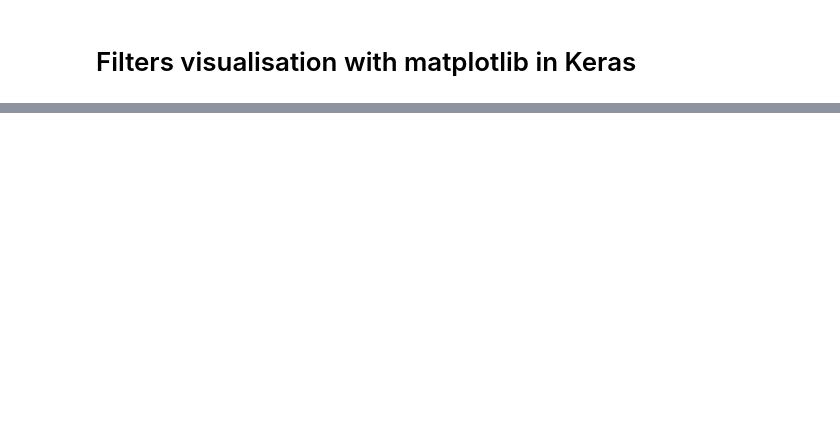
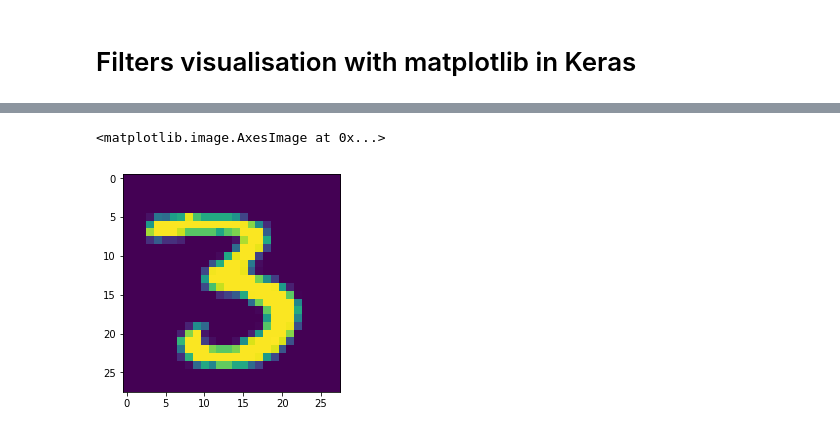
Before and after one commit to pyotr777/keras_tut, a Jupyter notebook: visualise filters.ipynb, the cells around one changed output, grey strips where cells are left out. Drawn from its saved outputs; the diff is of its cells as text; code cells hidden in the pictures; blank space fills up the shorter version.

```diff
--- a/visualise filters.ipynb
+++ b/visualise filters.ipynb
@@ -18,5 +22,8 @@ from matplotlib import pyplot as plt
 # %%
-#plt.imshow(X_train[12])
+plt.imshow(X_train[12])
+# %% [output]
+<matplotlib.image.AxesImage at 0x...>
+[figure, added]
 # %%
 # Change shape
 X_train = X_train.reshape(X_train.shape[0], 1, 28, 28)
```
Also changed, not shown: parts of 19 cells of this notebook, 7 other files.
